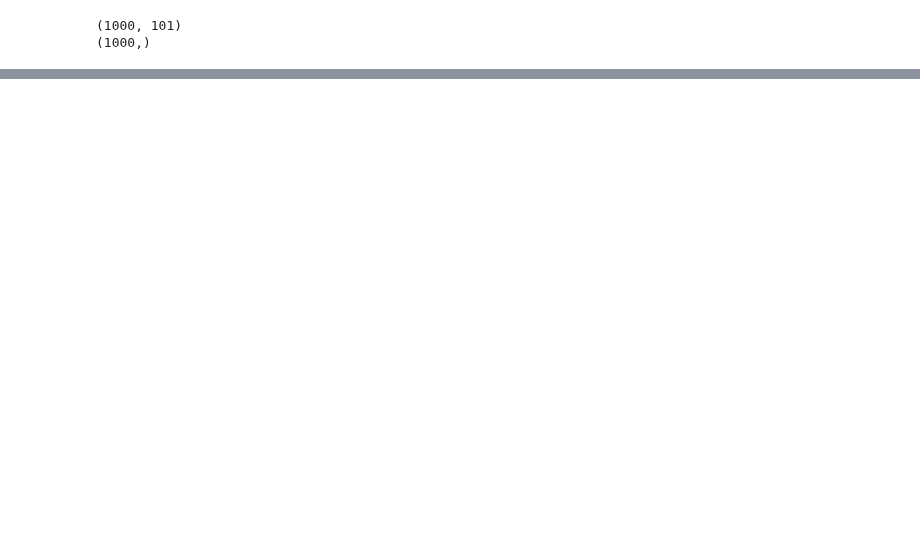
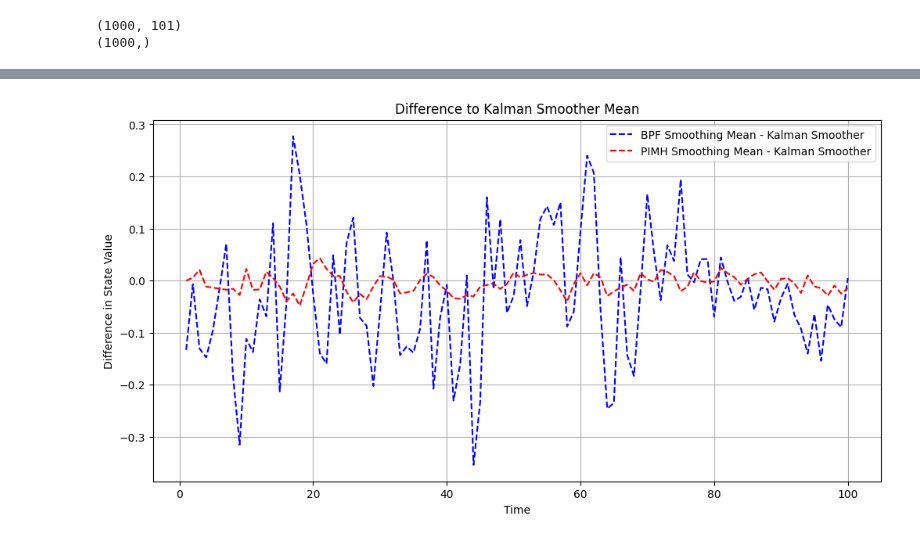
Before and after one commit to vitolev/mssv-smc, a Jupyter notebook: notebooks/05_PIMH.ipynb, the cells around one changed output, grey strips where cells are left out. Cells and saved outputs as stored; diff of their text form; code cells hidden in the pictures; blank space fills up the shorter version.

```diff
--- a/notebooks/05_PIMH.ipynb
+++ b/notebooks/05_PIMH.ipynb
@@ -144,0 +144,13 @@ plt.show()
+# %%
+# Plot difference to analytical solution from Kalman smoother
+plt.figure(figsize=(12, 6))
+plt.plot(np.arange(1, len(mu_smooth) + 1), x_mean[1:] - mu_smooth, label='BPF Smoothing Mean - Kalman Smoother', color='blue', linestyle='--')           # At t=0 we have the prior
+plt.plot(np.arange(1, len(mu_smooth) + 1), x_mean_pimh[1:] - mu_smooth, label='PIMH Smoothing Mean - Kalman Smoother', color='red', linestyle='--') # Same here, t=0 is the prior
+plt.title('Difference to Kalman Smoother Mean')
+plt.xlabel('Time')
+plt.ylabel('Difference in State Value')
+plt.legend()
+plt.grid()
+plt.show()
+# %% [output]
+[figure, added]
```
Also changed, not shown: parts of 7 cells of this notebook, 7 other files.
